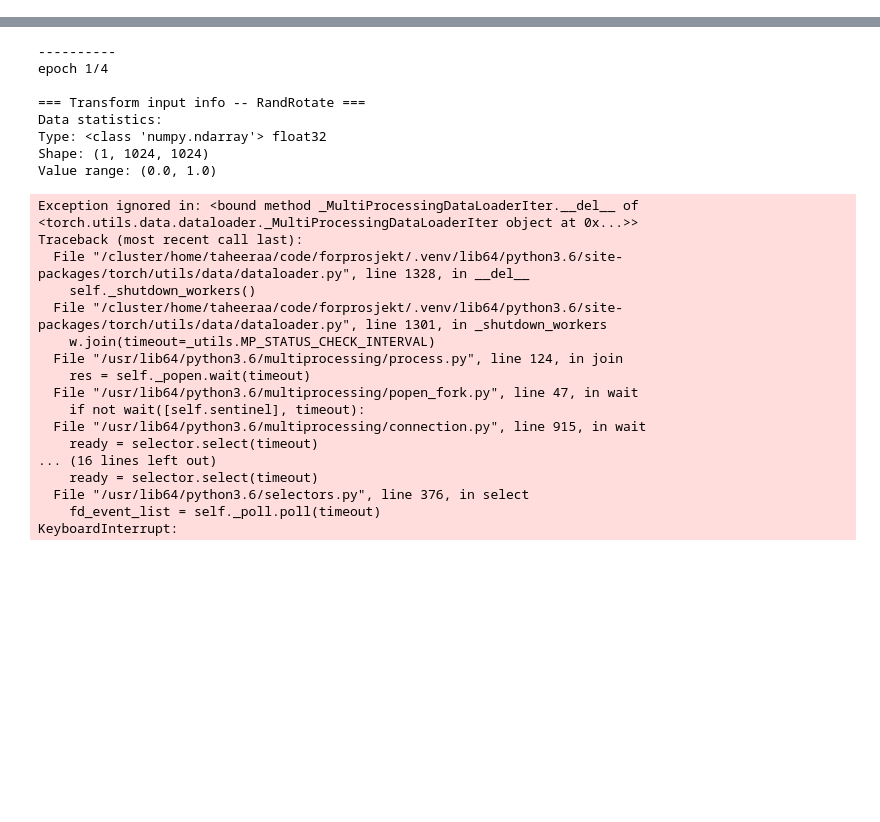
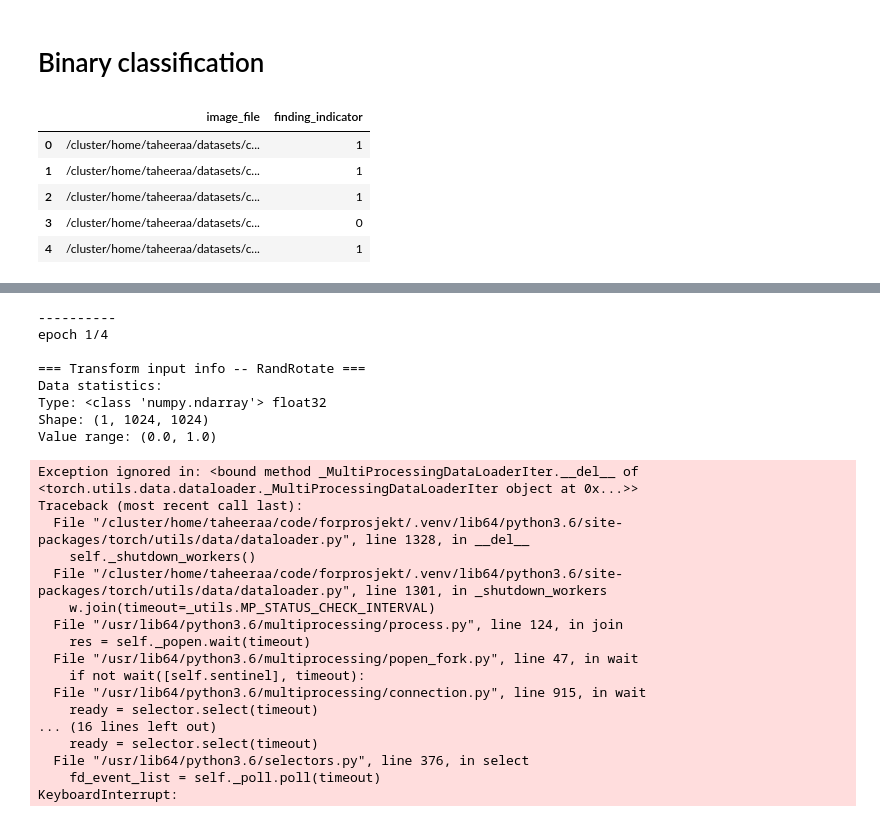
Before and after one commit to taheeraahmed/forprosjekt, a Jupyter notebook: notebooks/monai.ipynb, the cells around one changed output, grey strips where cells are left out. Drawn from its saved outputs; the diff is of its cells as text; code cells hidden in the pictures; blank space fills up the shorter version.

Commit message:
Classification chest x-ray 14

```diff
--- a/notebooks/monai.ipynb
+++ b/notebooks/monai.ipynb
@@ -91,0 +159,12 @@ plt.show()
+# %% [markdown]
+# Binary classification
+# %%
+df = df[['image_file', 'finding_indicator']].rename(columns={'Image Files List': 'image_file'})
+df.head()
+# %% [output]
+|  | image_file | finding_indicator |
+| 0 | /cluster/home/taheeraa/datasets/c... | 1 |
+| 1 | /cluster/home/taheeraa/datasets/c... | 1 |
+| 2 | /cluster/home/taheeraa/datasets/c... | 1 |
+| 3 | /cluster/home/taheeraa/datasets/c... | 0 |
+| 4 | /cluster/home/taheeraa/datasets/c... | 1 |
```
Also changed, not shown: parts of 12 cells of this notebook.
